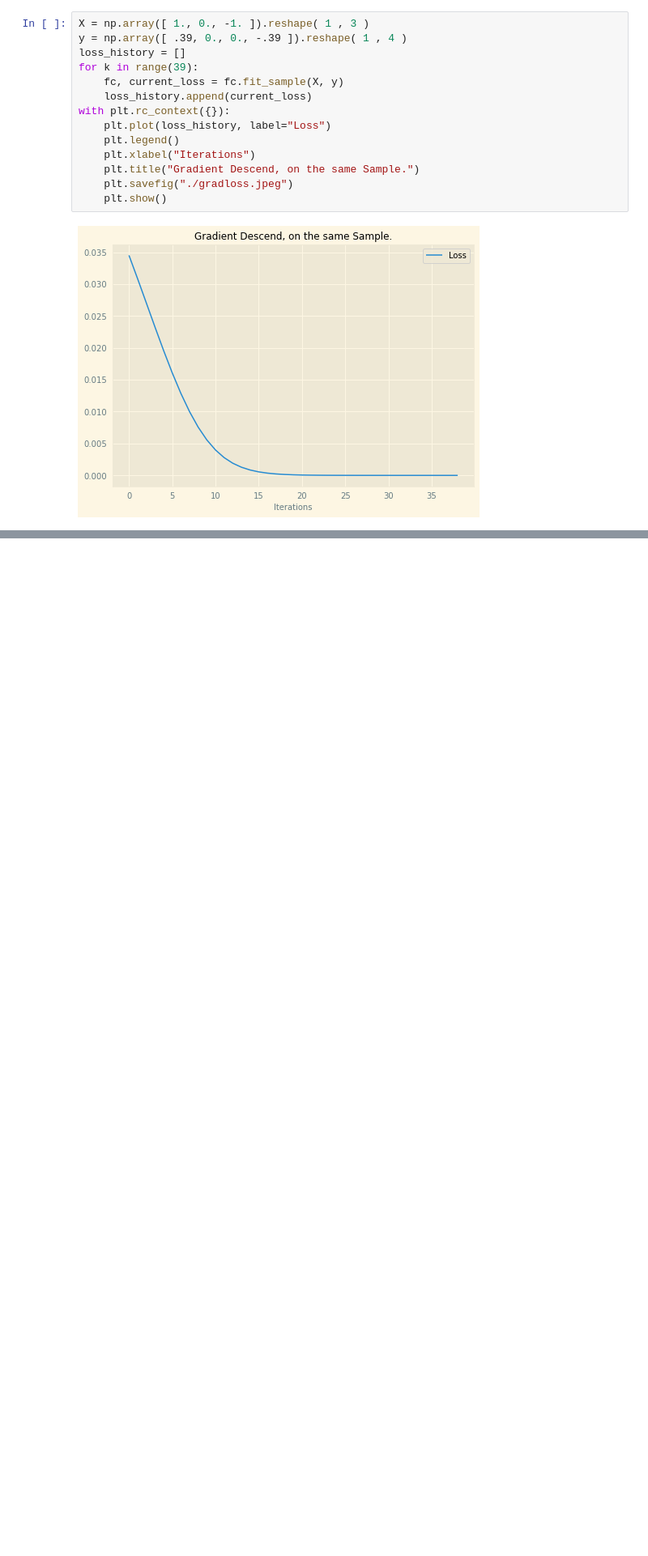
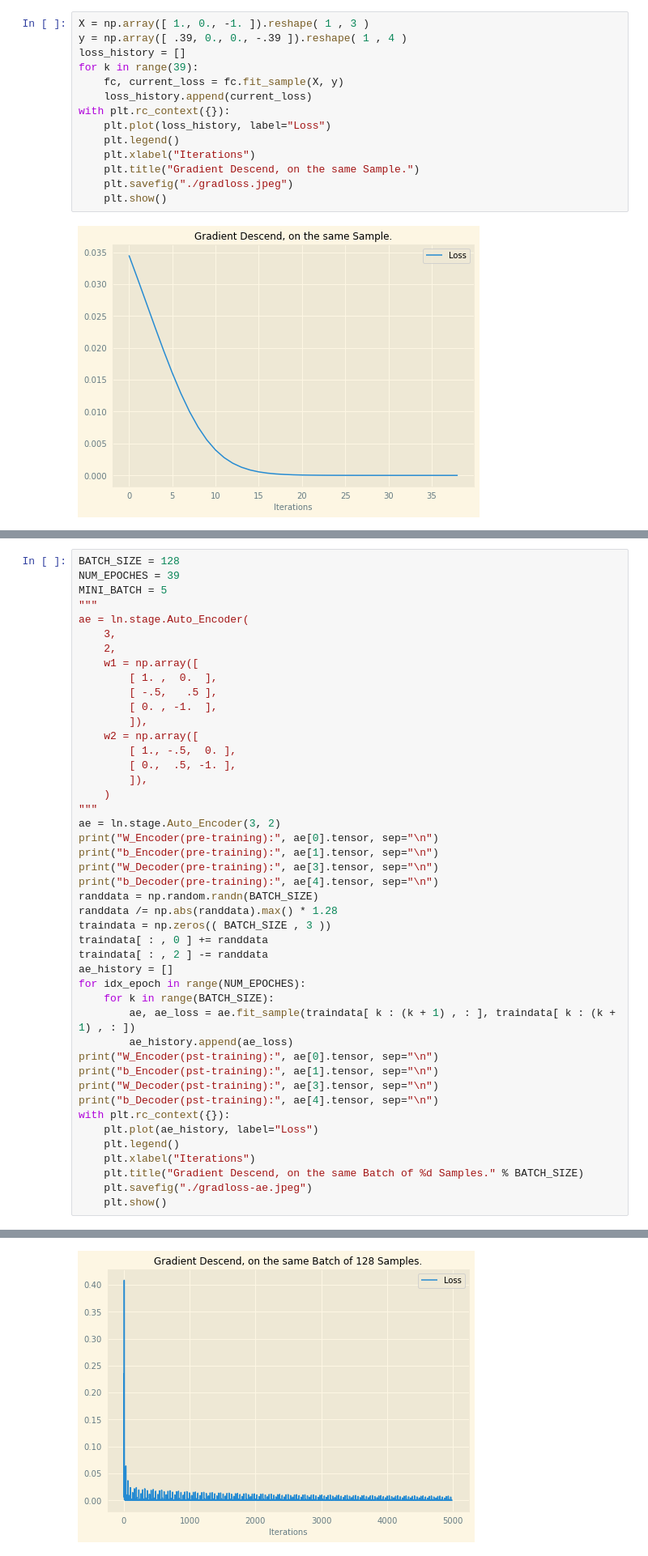
Before and after one commit to sandyzikun/leoneed, a Jupyter notebook: testing.ipynb, the cells around one changed output, grey strips where cells are left out. Shown at 81% size. Drawn from its saved outputs; the diff is of its cells as text; blank space fills up the shorter version.

```diff
--- a/testing.ipynb
+++ b/testing.ipynb
@@ -40,0 +35,46 @@ print(fc[0].tensor)
+# %%
+BATCH_SIZE = 128
+NUM_EPOCHES = 39
+MINI_BATCH = 5
+"""
+ae = ln.stage.Auto_Encoder(
+    3,
+    2,
+    w1 = np.array([
+        [ 1. ,  0.  ],
+        [ -.5,   .5 ],
+        [ 0. , -1.  ],
+        ]),
+    w2 = np.array([
+        [ 1., -.5,  0. ],
+        [ 0.,  .5, -1. ],
+        ]),
+    )
+"""
+ae = ln.stage.Auto_Encoder(3, 2)
+print("W_Encoder(pre-training):", ae[0].tensor, sep="\n")
+print("b_Encoder(pre-training):", ae[1].tensor, sep="\n")
+print("W_Decoder(pre-training):", ae[3].tensor, sep="\n")
+print("b_Decoder(pre-training):", ae[4].tensor, sep="\n")
+randdata = np.random.randn(BATCH_SIZE)
+randdata /= np.abs(randdata).max() * 1.28
+traindata = np.zeros(( BATCH_SIZE , 3 ))
+traindata[ : , 0 ] += randdata
+traindata[ : , 2 ] -= randdata
+ae_history = []
+for idx_epoch in range(NUM_EPOCHES):
+    for k in range(BATCH_SIZE):
+        ae, ae_loss = ae.fit_sample(traindata[ k : (k + 1) , : ], traindata[ k : (k + 1) , : ])
+        ae_history.append(ae_loss)
+print("W_Encoder(pst-training):", ae[0].tensor, sep="\n")
+print("b_Encoder(pst-training):", ae[1].tensor, sep="\n")
+print("W_Decoder(pst-training):", ae[3].tensor, sep="\n")
+print("b_Decoder(pst-training):", ae[4].tensor, sep="\n")
+with plt.rc_context({}):
+    plt.plot(ae_history, label="Loss")
+    plt.legend()
+    plt.xlabel("Iterations")
+    plt.title("Gradient Descend, on the same Batch of %d Samples." % BATCH_SIZE)
+    plt.savefig("./gradloss-ae.jpeg")
+    plt.show()
+# %% [output]
@@ -40,0 +98 @@ print(fc[0].tensor)
+[figure, added]
```
Also changed, not shown: parts of 4 cells of this notebook, 6 other files.
